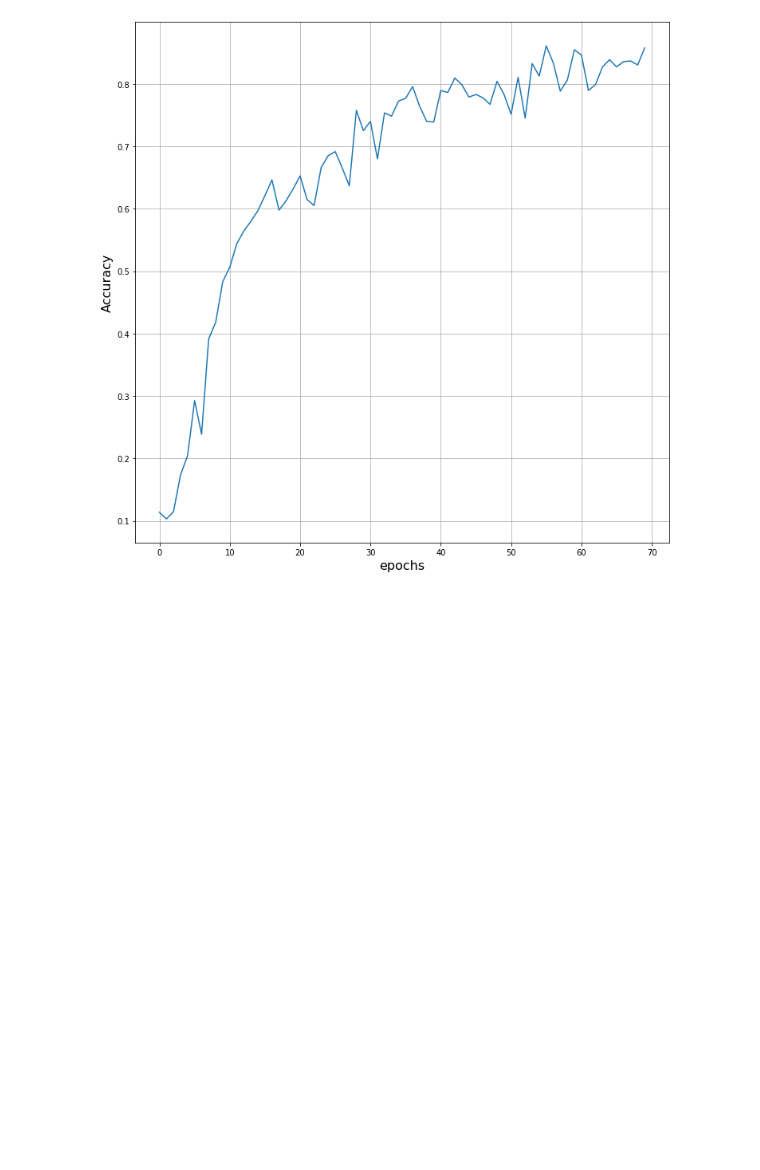
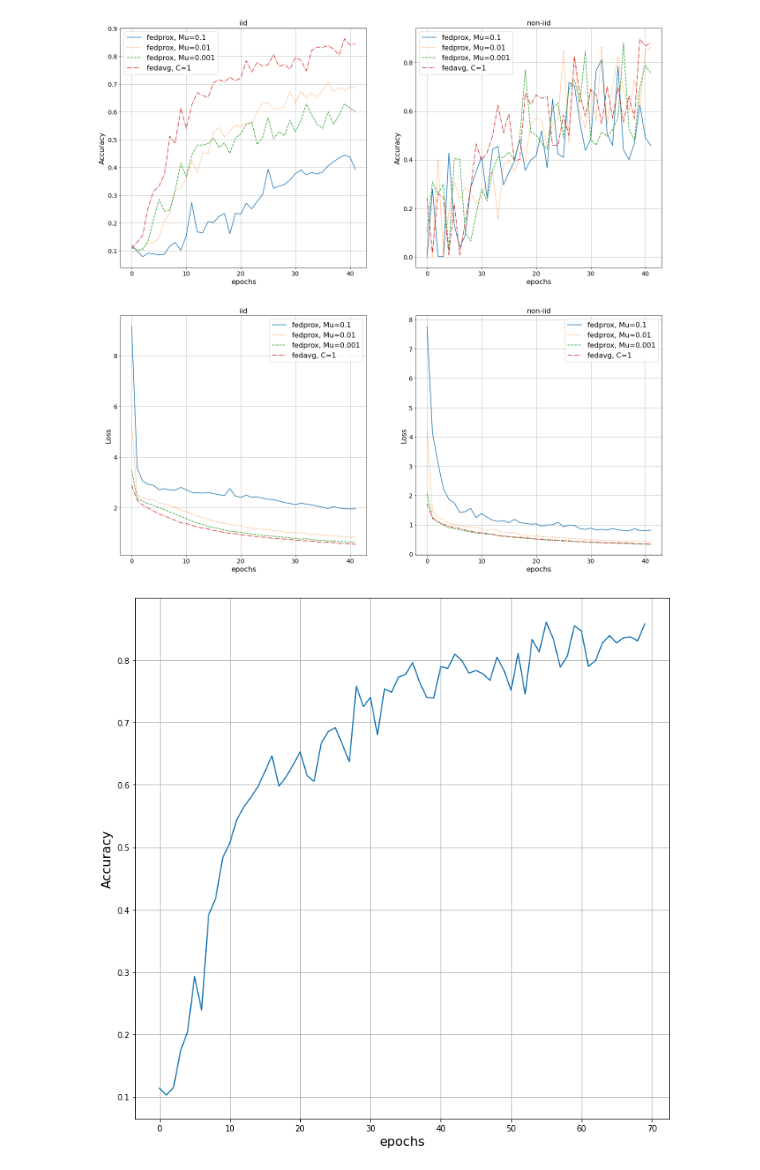
Before and after one commit to Hongyu-He/ece685_project, a Jupyter notebook: dev_test.ipynb, the cells around one changed output. Cells and saved outputs as stored; diff of their text form; code cells hidden in the pictures; blank space fills up the shorter version.

```diff
--- a/dev_test.ipynb
+++ b/dev_test.ipynb
@@ -76,3 +140,100 @@ plt.show()
+# %%
+epochs = 42
+mu = [0.1, 0.01, 0.001]
+linestyles = ['solid', 'dotted', 'dashed', 'dashdot', 'solid']
+x = np.arange(42)
+
+fig, ax = plt.subplots(2, 2, figsize=(22, 22))
+
+for i, m in enumerate(mu):
+    file_name = './results'+f'/imagenet_resnext_fedprox_Mu[{m}]_{epochs}_C[1]_iid[1]_E[{local_ep}]_B[{local_bs}].pkl'
+    with open(file_name, 'rb') as f:
+        logger = pickle.load(f)
+    acc = logger['acc']
+    ax[0,0].plot(x, acc, label=f'fedprox, Mu={m}', linestyle=linestyles[i])
+
+file_name = './results'+f'/imagenet_resnext_{epochs}_C[1]_iid[1]_E[{local_ep}]_B[{local_bs}].pkl'
+with open(file_name, 'rb') as f:
+    logger = pickle.load(f)
+acc = logger['acc']
+ax[0,0].plot(x, acc, label=f'fedavg, C=1', linestyle='dashdot')
+
+ax[0,0].set_xlabel('epochs', fontsize=16)
+ax[0,0].set_ylabel('Accuracy', fontsize=16)
+ax[0,0].set_title('iid', fontsize=16)
+ax[0,0].tick_params(axis='x', labelsize=14)
+ax[0,0].tick_params(axis='y', labelsize=14)
+ax[0,0].legend(fontsize=16)
+ax[0,0].grid()
+
+for i, m in enumerate(mu):
+    file_name = './results'+f'/imagenet_resnext_fedprox_Mu[{m}]_{epochs}_C[1]_iid[0]_E[{local_ep}]_B[{local_bs}].pkl'
+    with open(file_name, 'rb') as f:
+        logger = pickle.load(f)
+    acc = logger['acc']
+    ax[0,1].plot(x, acc, label=f'fedprox, Mu={m}', linestyle=linestyles[i])
+
+file_name = './results'+f'/imagenet_resnext_fedavg_Mu[0.01]_{epochs}_C[1]_iid[0]_E[{local_ep}]_B[{local_bs}].pkl'
+with open(file_name, 'rb') as f:
+    logger = pickle.load(f)
+acc = logger['acc']
+ax[0,1].plot(x, acc, label=f'fedavg, C=1', linestyle='dashdot')
+
+ax[0,1].set_xlabel('epochs', fontsize=16)
+ax[0,1].set_ylabel('Accuracy', fontsize=16)
+ax[0,1].set_title('non-iid', fontsize=16)
+ax[0,1].tick_params(axis='x', labelsize=14)
+ax[0,1].tick_params(axis='y', labelsize=14)
+ax[0,1].legend(fontsize=16)
+ax[0,1].grid()
+
+
+for i, m in enumerate(mu):
+    file_name = './results'+f'/imagenet_resnext_fedprox_Mu[{m}]_{epochs}_C[1]_iid[1]_E[{local_ep}]_B[{local_bs}].pkl'
+    with open(file_name, 'rb') as f:
+        logger = pickle.load(f)
+    acc = logger['loss']
+    ax[1,0].plot(x, acc, label=f'fedprox, Mu={m}', linestyle=linestyles[i])
+
+file_name = './results'+f'/imagenet_resnext_{epochs}_C[1]_iid[1]_E[{local_ep}]_B[{local_bs}].pkl'
+with open(file_name, 'rb') as f:
+    logger = pickle.load(f)
+acc = logger['loss']
+ax[1,0].plot(x, acc, label=f'fedavg, C=1', linestyle='dashdot')
+
+ax[1,0].set_xlabel('epochs', fontsize=16)
+ax[1,0].set_ylabel('Loss', fontsize=16)
+ax[1,0].set_title('iid', fontsize=16)
+ax[1,0].tick_params(axis='x', labelsize=14)
+ax[1,0].tick_params(axis='y', labelsize=14)
+ax[1,0].legend(fontsize=16)
+ax[1,0].grid()
+
+for i, m in enumerate(mu):
+    file_name = './results'+f'/imagenet_resnext_fedprox_Mu[{m}]_{epochs}_C[1]_iid[0]_E[{local_ep}]_B[{local_bs}].pkl'
+    with open(file_name, 'rb') as f:
+        logger = pickle.load(f)
+    acc = logger['loss']
+    ax[1,1].plot(x, acc, label=f'fedprox, Mu={m}', linestyle=linestyles[i])
+
+file_name = './results'+f'/imagenet_resnext_fedavg_Mu[0.01]_{epochs}_C[1]_iid[0]_E[{local_ep}]_B[{local_bs}].pkl'
+with open(file_name, 'rb') as f:
+    logger = pickle.load(f)
+acc = logger['loss']
+ax[1,1].plot(x, acc, label=f'fedavg, C=1', linestyle='dashdot')
+
+ax[1,1].set_xlabel('epochs', fontsize=16)
+ax[1,1].set_ylabel('Loss', fontsize=16)
+ax[1,1].set_title('non-iid', fontsize=16)
+ax[1,1].tick_params(axis='x', labelsize=14)
+ax[1,1].tick_params(axis='y', labelsize=14)
+ax[1,1].legend(fontsize=16)
+ax[1,1].grid()
+
+plt.savefig('results/fedprox_fedavg_acc_loss.png', dpi=300)
+plt.show()
+# %% [output]
+[figure, added]
 # %%
 acc = logger['acc']
 x = np.arange(epochs)
```
Also changed, not shown: parts of 3 cells of this notebook, 4 other files.
